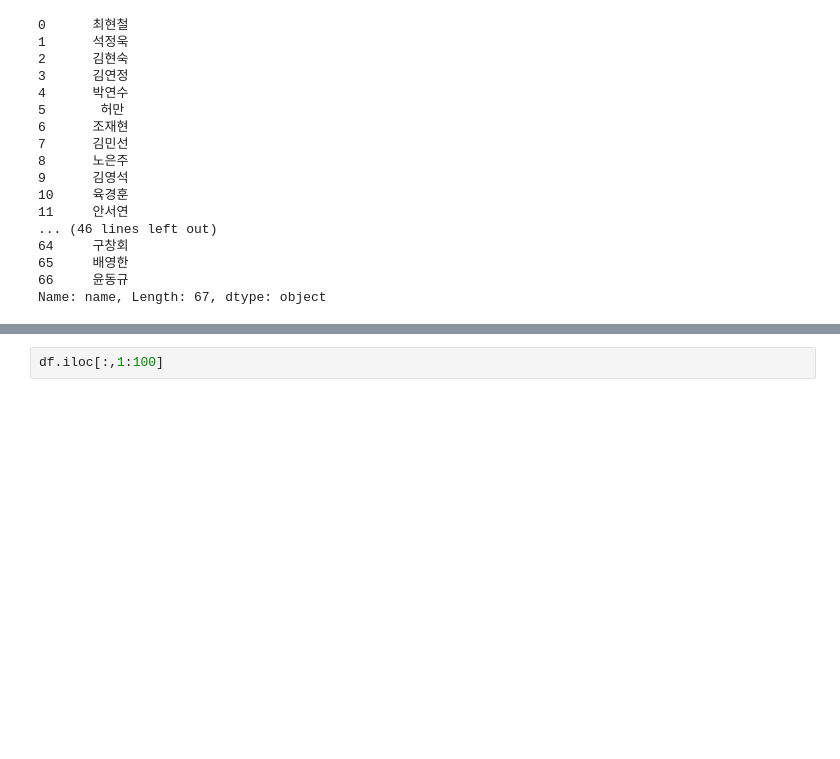
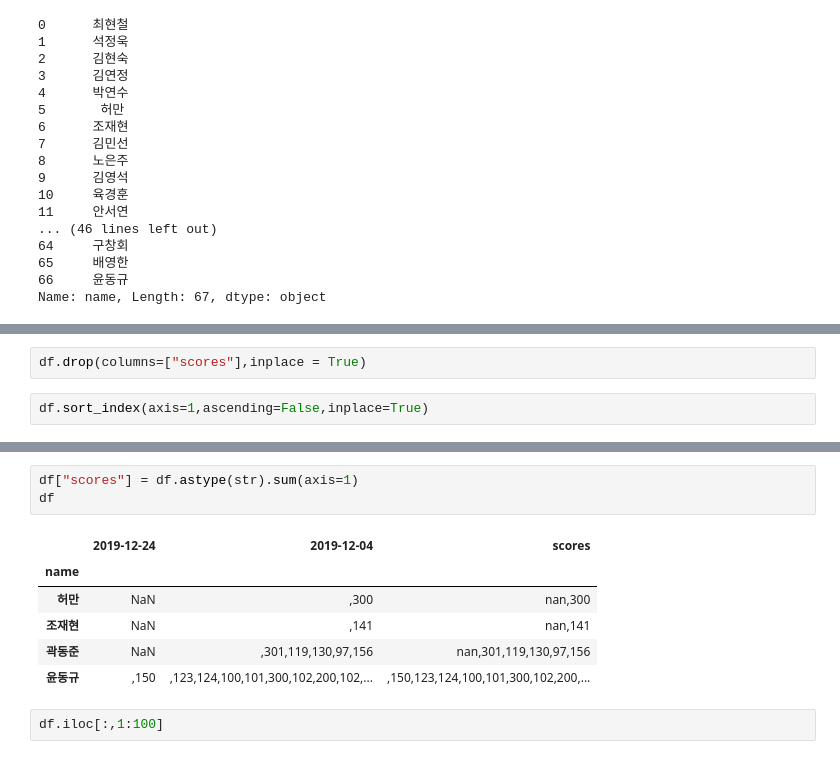
Before and after one commit to yundk7/Bowling_Team_Heroku, a Jupyter notebook: pet_pals/Untitled1.ipynb, the cells around one changed output, grey strips where cells are left out. Cells and saved outputs as stored; diff of their text form; blank space fills up the shorter version.

```diff
--- a/pet_pals/Untitled1.ipynb
+++ b/pet_pals/Untitled1.ipynb
@@ -69,0 +82,4 @@ df
+# %%
+df.drop(columns=["scores"],inplace = True)
+# %%
+df.sort_index(axis=1,ascending=False,inplace=True)
@@ -70,3 +95,13 @@ df
+# %%
+df["scores"] = df.astype(str).sum(axis=1)
+df
+# %% [output]
+|  | 2019-12-24 | 2019-12-04 | scores |
+| name |  |  |  |
+| 허만 | NaN | ,300 | nan,300 |
+| 조재현 | NaN | ,141 | nan,141 |
+| 곽동준 | NaN | ,301,119,130,97,156 | nan,301,119,130,97,156 |
+| 윤동규 | ,150 | ,123,124,100,101,300,102,200,102,... | ,150,123,124,100,101,300,102,200,... |
 # %%
 df.iloc[:,1:100]
 # %% [output]
```
Also changed, not shown: parts of 3 cells of this notebook, 1 other file.
